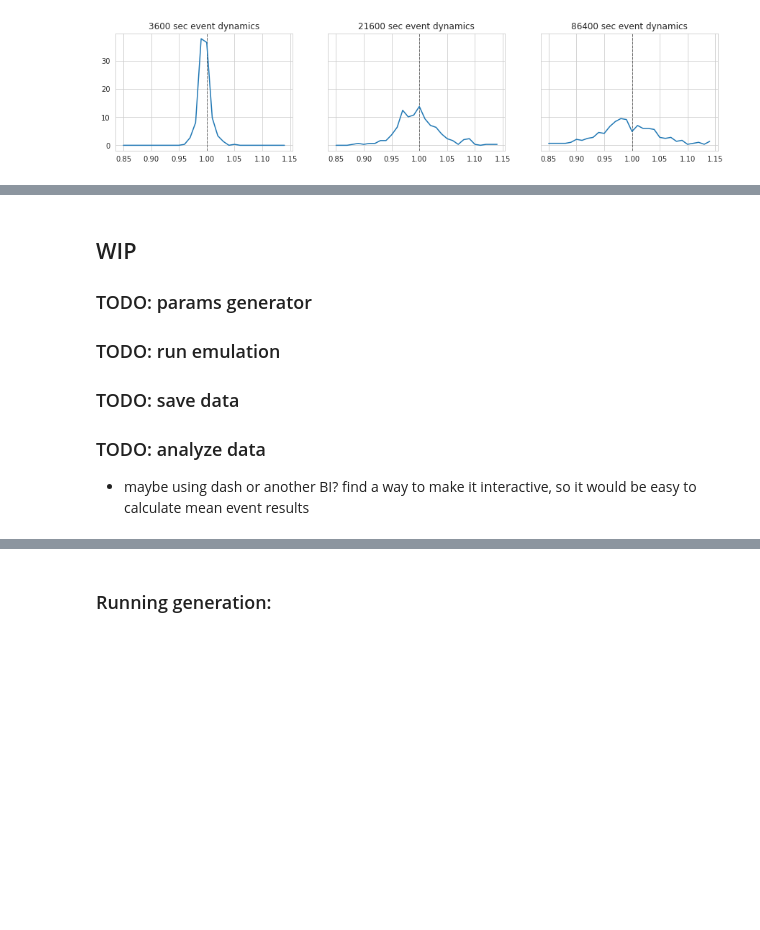
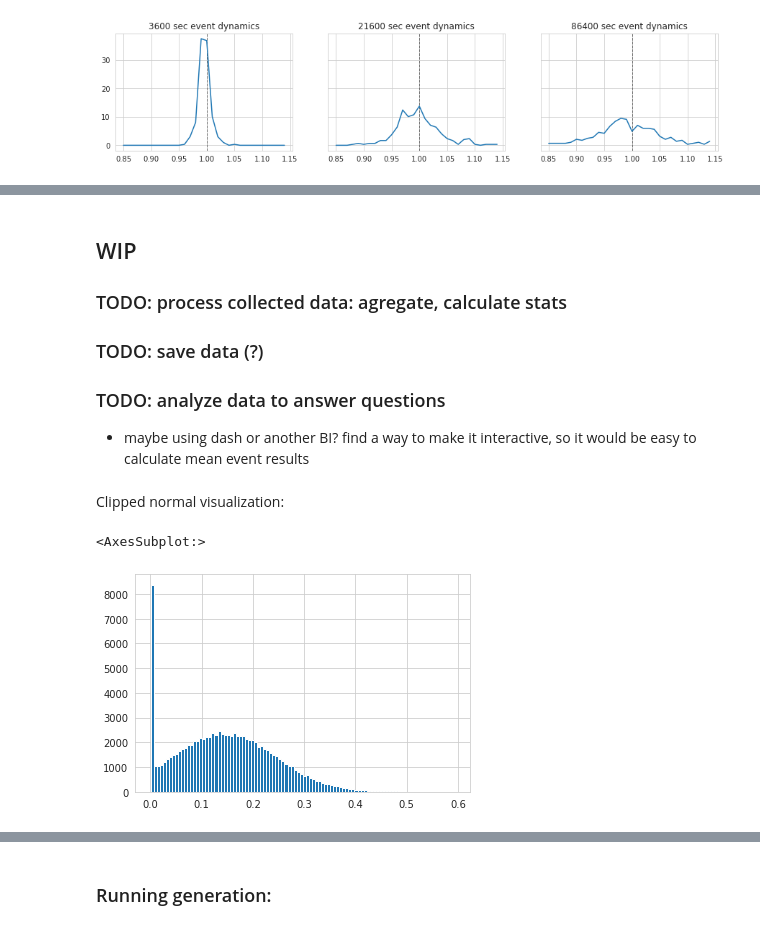
Before and after one commit to juster-finance/juster-core, a Jupyter notebook: projects/2021-07-06-event-simulator/events-simulator.ipynb, the cells around one changed output, grey strips where cells are left out. Saved outputs shown, nothing was run; the diff lists cells and outputs as text; code cells hidden in the pictures; blank space fills up the shorter version.

Commit message:
made run event params generator

```diff
--- a/projects/2021-07-06-event-simulator/events-simulator.ipynb
+++ b/projects/2021-07-06-event-simulator/events-simulator.ipynb
@@ -47,7 +64,29 @@ from tqdm import tqdm
 # %% [markdown]
 ## WIP
-### TODO: params generator
-### TODO: run emulation
-### TODO: save data
-### TODO: analyze data
+### TODO: process collected data: agregate, calculate stats
+### TODO: save data (?)
+### TODO: analyze data to answer questions
 - maybe using dash or another BI? find a way to make it interactive, so it would be easy to calculate mean event results
+# %%
+def clipped_normal(mean, std, n=None, margin=0.0001):
+    """ clips normal distribution between (0, 1) with small margin from both sides.
+        used to generate noise to the market ratio
+    """
+
+    return np.clip(normal(mean, std, n), margin, 1-margin)
+
+def ape(forecast, actual):
+    """ Absolute percent error """
+
+    return abs((forecast - actual)/actual)
+# %% [markdown]
+Clipped normal visualization:
+# %%
+market_dynamics = dynamics[3600]
+target_dynamics = 1.01
+
+market_ratio = (market_dynamics >= target_dynamics).mean()
+pd.Series(clipped_normal(market_ratio, 0.1, 100000)).hist(bins=100)
+# %% [output]
+<AxesSubplot:>
+[figure, added]
```
Also changed, not shown: parts of 14 cells of this notebook.
